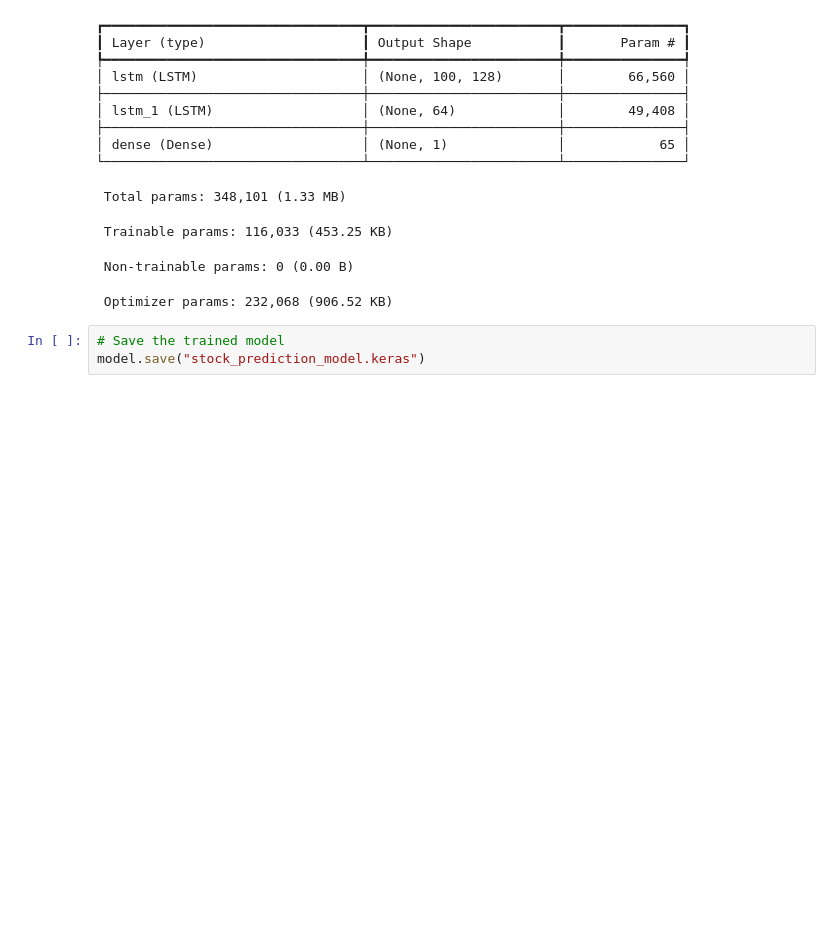
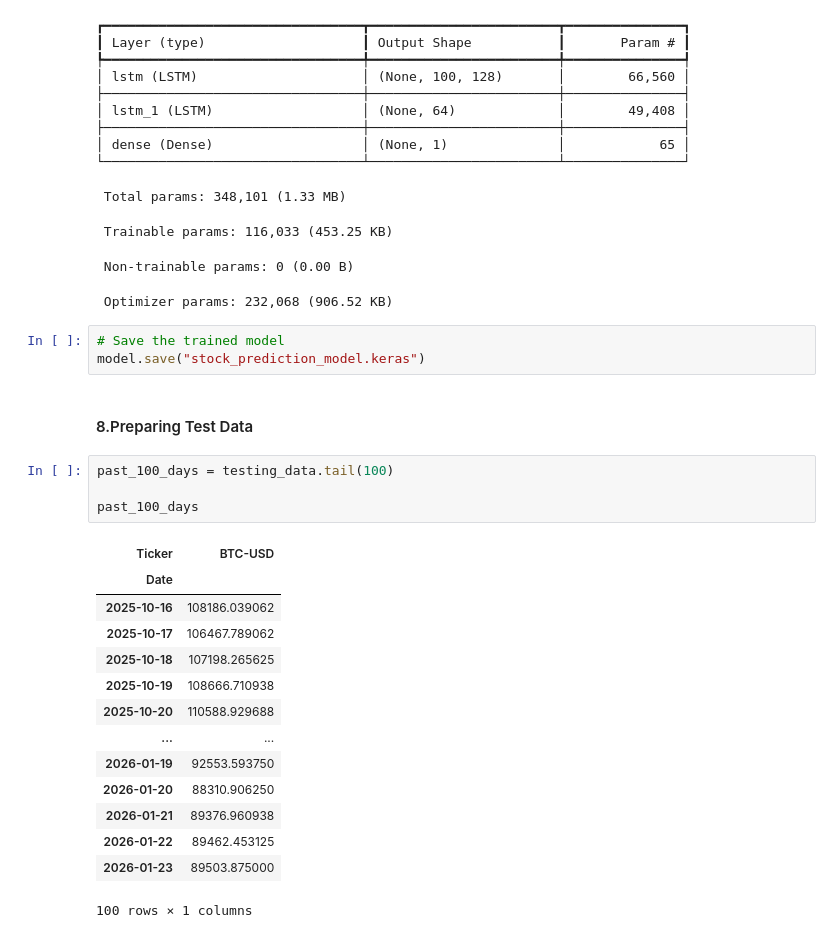
Before and after one commit to sohailk007/fullstack-ai-ml-stock-app, a Jupyter notebook: Resources/Stock_Prediction_LSTM.ipynb, the cells around one changed output. Drawn from its saved outputs; the diff is of its cells as text; blank space fills up the shorter version.

```diff
--- a/Resources/Stock_Prediction_LSTM.ipynb
+++ b/Resources/Stock_Prediction_LSTM.ipynb
@@ -201,3 +200,24 @@ Model: "sequential"
 # %%
 # Save the trained model
 model.save("stock_prediction_model.keras")
+# %% [markdown]
+#### 8.Preparing Test Data
+# %%
+past_100_days = testing_data.tail(100)
+
+past_100_days
+# %% [output]
+| Ticker | BTC-USD |
+| Date |  |
+| 2025-10-16 | 108186.039062 |
+| 2025-10-17 | 106467.789062 |
+| 2025-10-18 | 107198.265625 |
+| 2025-10-19 | 108666.710938 |
+| 2025-10-20 | 110588.929688 |
+| ... | ... |
+| 2026-01-19 | 92553.593750 |
+| 2026-01-20 | 88310.906250 |
+| 2026-01-21 | 89376.960938 |
+| 2026-01-22 | 89462.453125 |
+| 2026-01-23 | 89503.875000 |
+100 rows × 1 columns
```
Also changed, not shown: parts of 21 cells of this notebook, 2 other files.
